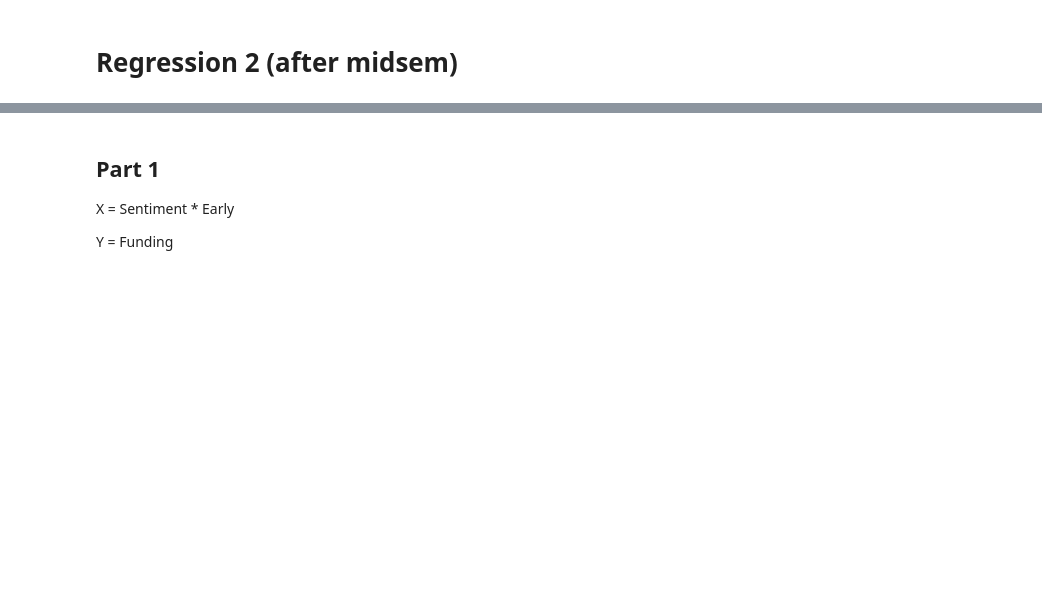
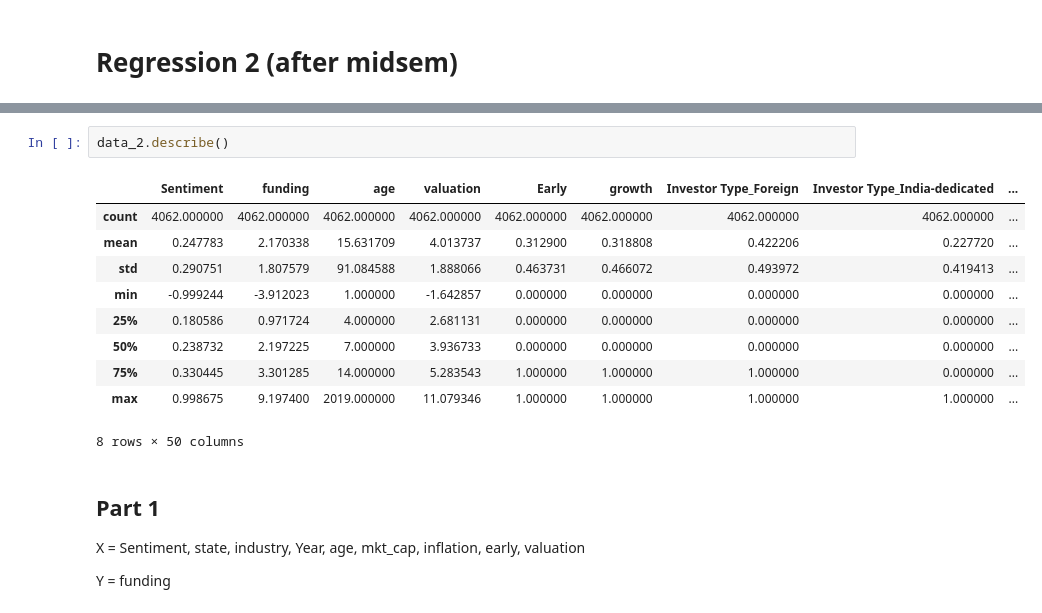
Before and after one commit to me-t1me/Bilateral_relation_paper, a Jupyter notebook: Bilateral_relation.ipynb, the cells around one changed output, grey strips where cells are left out. Drawn from its saved outputs; the diff is of its cells as text; blank space fills up the shorter version.

```diff
--- a/Bilateral_relation.ipynb
+++ b/Bilateral_relation.ipynb
@@ -445,5 +484,18 @@ strong multicollinearity problems or that the design matrix is singular.
+# %%
+data_2.describe()
+# %% [output]
+|  | Sentiment | funding | age | valuation | Early | growth | Investor Type_Foreign | Investor Type_India-dedicated | ... |
+| count | 4062.000000 | 4062.000000 | 4062.000000 | 4062.000000 | 4062.000000 | 4062.000000 | 4062.000000 | 4062.000000 | ... |
+| mean | 0.247783 | 2.170338 | 15.631709 | 4.013737 | 0.312900 | 0.318808 | 0.422206 | 0.227720 | ... |
+| std | 0.290751 | 1.807579 | 91.084588 | 1.888066 | 0.463731 | 0.466072 | 0.493972 | 0.419413 | ... |
+| min | -0.999244 | -3.912023 | 1.000000 | -1.642857 | 0.000000 | 0.000000 | 0.000000 | 0.000000 | ... |
+| 25% | 0.180586 | 0.971724 | 4.000000 | 2.681131 | 0.000000 | 0.000000 | 0.000000 | 0.000000 | ... |
+| 50% | 0.238732 | 2.197225 | 7.000000 | 3.936733 | 0.000000 | 0.000000 | 0.000000 | 0.000000 | ... |
+| 75% | 0.330445 | 3.301285 | 14.000000 | 5.283543 | 1.000000 | 1.000000 | 1.000000 | 0.000000 | ... |
+| max | 0.998675 | 9.197400 | 2019.000000 | 11.079346 | 1.000000 | 1.000000 | 1.000000 | 1.000000 | ... |
+8 rows × 50 columns
 # %% [markdown]
 ## Part 1
-X = Sentiment * Early
+X = Sentiment, state, industry, Year, age, mkt_cap, inflation, early, valuation
 
-Y = Funding
+Y = funding
```
Also changed, not shown: parts of 38 cells of this notebook.
